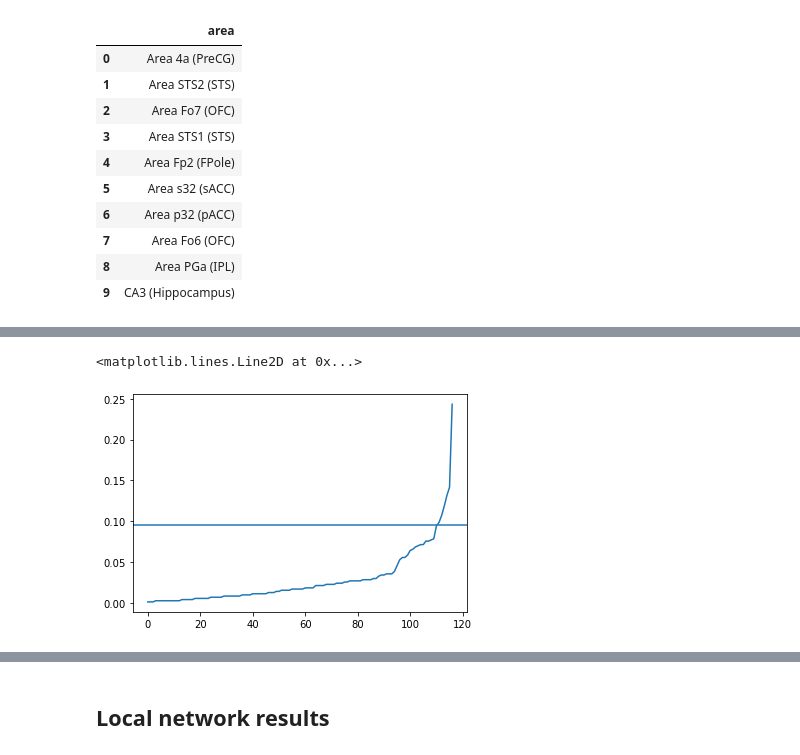
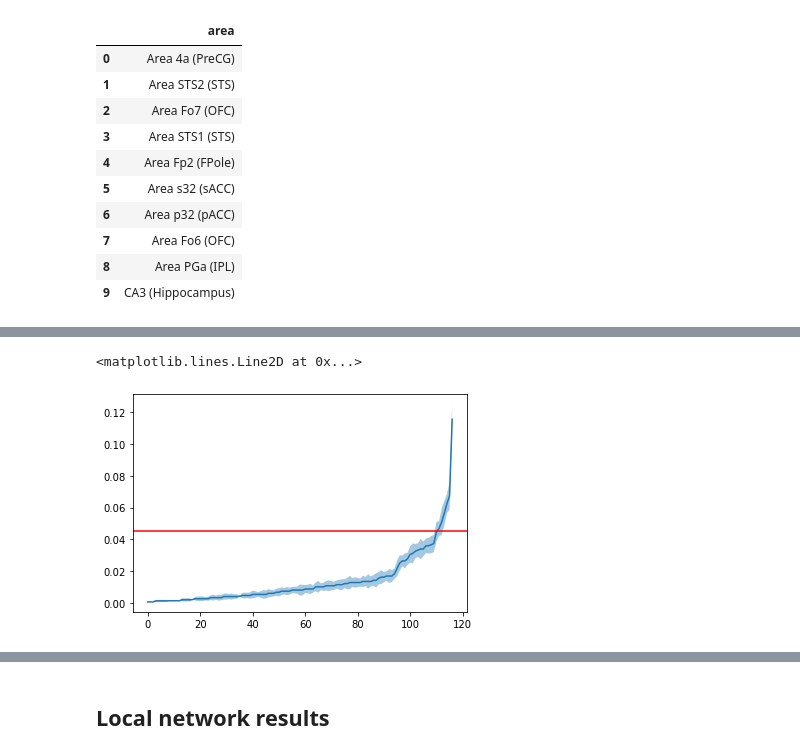
Before and after one commit to gzanitti/NeuroLang, a Jupyter notebook: examples/Network example.ipynb, the cells around one changed output, grey strips where cells are left out. Saved outputs shown, nothing was run; the diff lists cells and outputs as text; code cells hidden in the pictures.

Commit message:
MEAN/STD and term_prob

```diff
--- a/examples/Network example.ipynb
+++ b/examples/Network example.ipynb
@@ -493,14 +493,25 @@ ns_terms = (
             ns_features,
             var_name='term', id_vars='pmid', value_name='TfIdf'
        )
-    .query('TfIdf > 1e-3')[['pmid', 'term']]
+    .query('TfIdf > 0')
 )
+ns_terms['prob'] = ns_terms.apply(lambda x: (1 / (1 + np.exp(-3000 * (x.TfIdf - 0.01)) + 1)), axis=1)
+ns_terms = ns_terms[['prob', 'pmid', 'term']]
 
 activations = nl.add_tuple_set(ns_database.values, name='activations')
-terms = nl.add_tuple_set(ns_terms.values, name='terms')
+terms = nl.add_probabilistic_facts_from_tuples(ns_terms.itertuples(index=False), name='terms')
 docs = nl.add_uniform_probabilistic_choice_over_set(
         ns_docs.values, name='docs'
 )
+
+from sklearn.model_selection import KFold
+kfold = KFold(n_splits=20, shuffle=True, random_state=42)
+
+ns_doc_folds = pd.concat(
+    ns_docs.iloc[train].assign(fold=[i] * len(train))
+    for i, (train, _) in enumerate(kfold.split(ns_docs))
+)
+doc_folds = nl.add_tuple_set(ns_doc_folds, name='doc_folds')
 
 from rdflib import RDFS
 
@@ -661,8 +700,18 @@ final_local.reset_index(drop=True)
-# %%
-import matplotlib.pyplot as plt
-
-plt.plot(c_long.sort_values(['PROB'])['PROB'].values.T)
-plt.axhline(c_long.PROB.quantile(.95))
-# %% [output]
-<matplotlib.lines.Line2D at 0x...>
-[figure, removed]
+# %%
+import matplotlib.pyplot as plt
+
+result_summary_stats = res['result_long_summary_stats']._container.copy()
+result_order = result_summary_stats['prob_mean'].argsort()
+mean_prob = result_summary_stats.iloc[result_order]['prob_mean']
+std_prob = result_summary_stats.iloc[result_order]['prob_std']
+plt.plot(mean_prob.values)
+plt.fill_between(
+    np.arange(len(mean_prob)),
+    mean_prob.values - 3 * std_prob.values,
+    mean_prob.values + 3 * std_prob.values,
+    alpha=.4
+)
+plt.axhline(np.percentile(mean_prob.values, 95), c='r')
+# %% [output]
+<matplotlib.lines.Line2D at 0x...>
+[figure, added]
```
Also changed, not shown: parts of 11 cells of this notebook, 1 other file.
